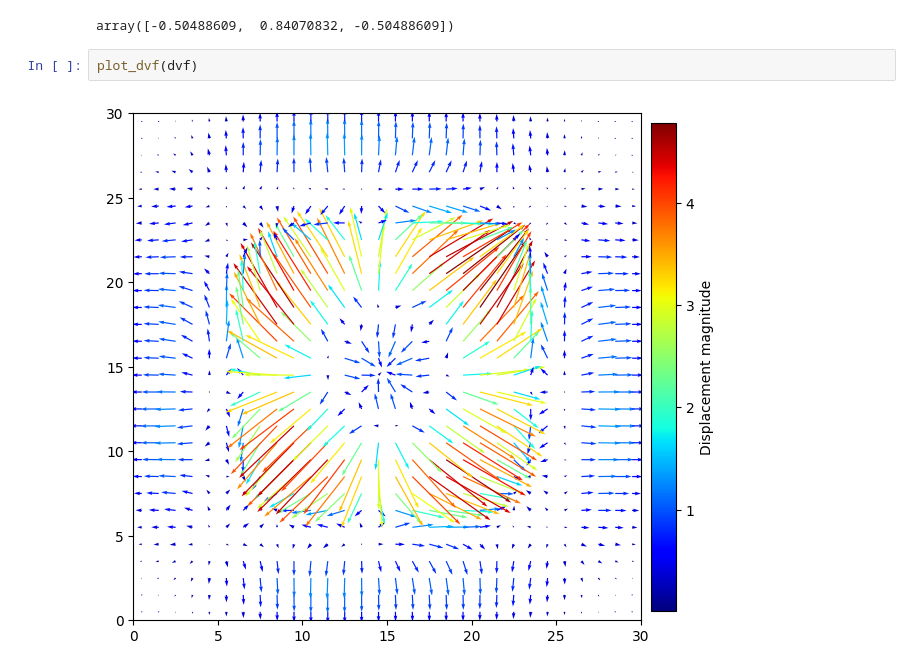
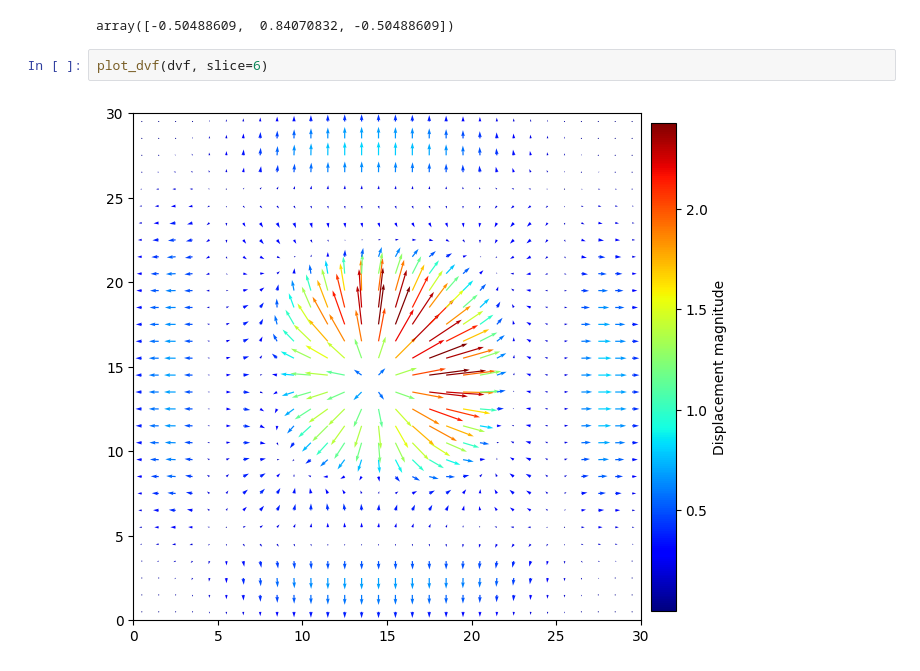
Before and after one commit to joasiee/elastix, a Jupyter notebook: experiments/notebooks/tests.ipynb, the cells around one changed output. Cells and saved outputs as stored; diff of their text form.

```diff
--- a/experiments/notebooks/tests.ipynb
+++ b/experiments/notebooks/tests.ipynb
@@ -59,9 +61,9 @@ dvf[15,13,15]
 # %% [output]
 array([-0.50488609,  0.84070832, -0.50488609])
 # %%
-plot_dvf(dvf)
+plot_dvf(dvf, slice=6)
 # %% [output]
-[figure, old version]
+[figure, new version]
 # %%
 from thesispy.experiments.validation import plot_cpoints
 
```
Also changed, not shown: parts of 2 cells of this notebook.
